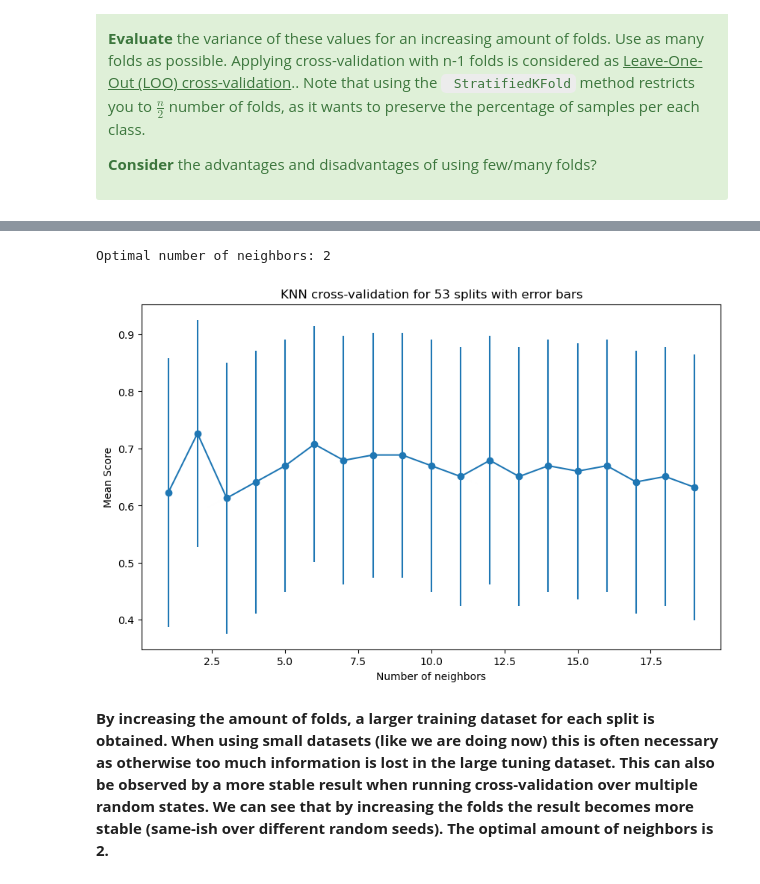
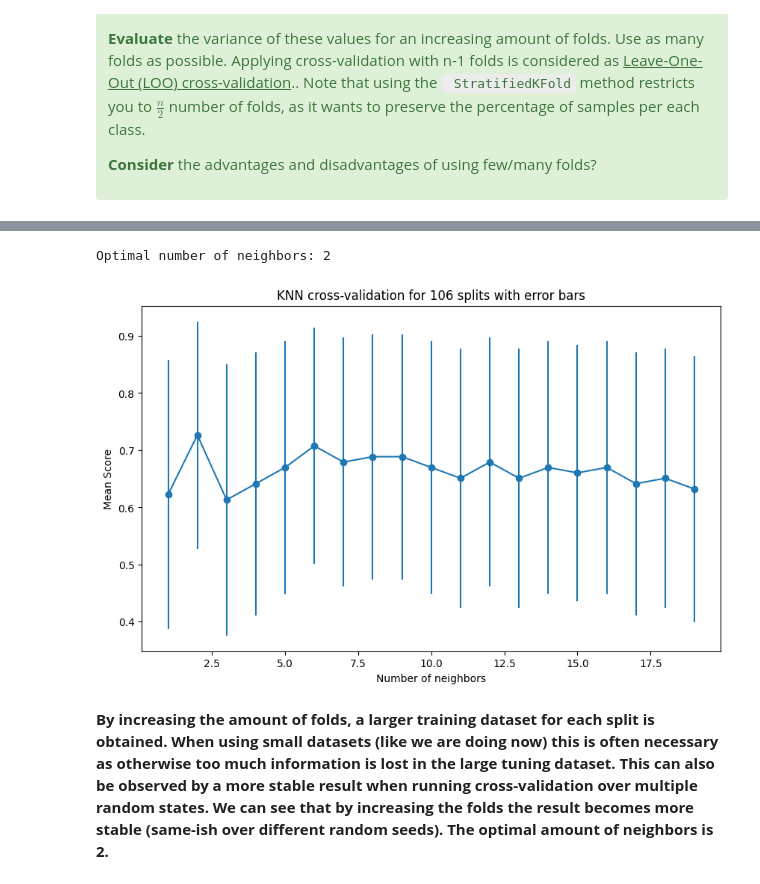
Before and after one commit to BioML-UGent/MLLS, a Jupyter notebook: 05_evaluation/PCLab5_CrossValidation_SOLVED.ipynb, the cells around one changed output, grey strips where cells are left out. Saved outputs shown, nothing was run; the diff lists cells and outputs as text; code cells hidden in the pictures.

```diff
--- a/05_evaluation/PCLab5_CrossValidation_SOLVED.ipynb
+++ b/05_evaluation/PCLab5_CrossValidation_SOLVED.ipynb
@@ -235,31 +235,32 @@ Optimal number of neighbors: 2
 # %%
 fold_scores = []
 # define space to iterate over
 space = np.arange(1,20)
 # define folds
 folds = LeaveOneOut()
+n_splits = folds.get_n_splits(X,y)
 
 
 for tr_idx, tu_idx in folds.split(X,y):
     hyper_scores = []
     for hyper in space:
         knn = KNeighborsClassifier(n_neighbors=hyper)
         knn.fit(X[tr_idx],y[tr_idx])
         score = knn.score(X[tu_idx], y[tu_idx])
         hyper_scores.append(score)
     fold_scores.append(hyper_scores)
 fig, ax = plt.subplots(1,1,figsize=(10,6))
 
 # ax.plot(space, np.mean(fold_scores, axis=0))
 plt.errorbar(space,np.mean(fold_scores,axis=0),np.var(fold_scores,axis=0), fmt='-o')
 ax.set_xlabel("Number of neighbors")
 ax.set_ylabel("Mean Score")
 plt.title(f"KNN cross-validation for {n_splits} splits with error bars")
 
 print(f"Optimal number of neighbors: {space[np.argmax(np.mean(fold_scores, axis=0))]}")
 # %% [output]
 Optimal number of neighbors: 2
-[figure, old version]
+[figure, new version]
 # %% [markdown]
 **By increasing the amount of folds, a larger training dataset for each split is obtained. When using small datasets (like we are doing now) this is often necessary as otherwise too much information is lost in the large tuning dataset. This can also be observed by a more stable result when running cross-validation over multiple random states. We can see that by increasing the folds the result becomes more stable (same-ish over different random seeds). The optimal amount of neighbors is 2.**
 # %% [markdown]
```
Also changed, not shown: parts of 3 cells of this notebook.
